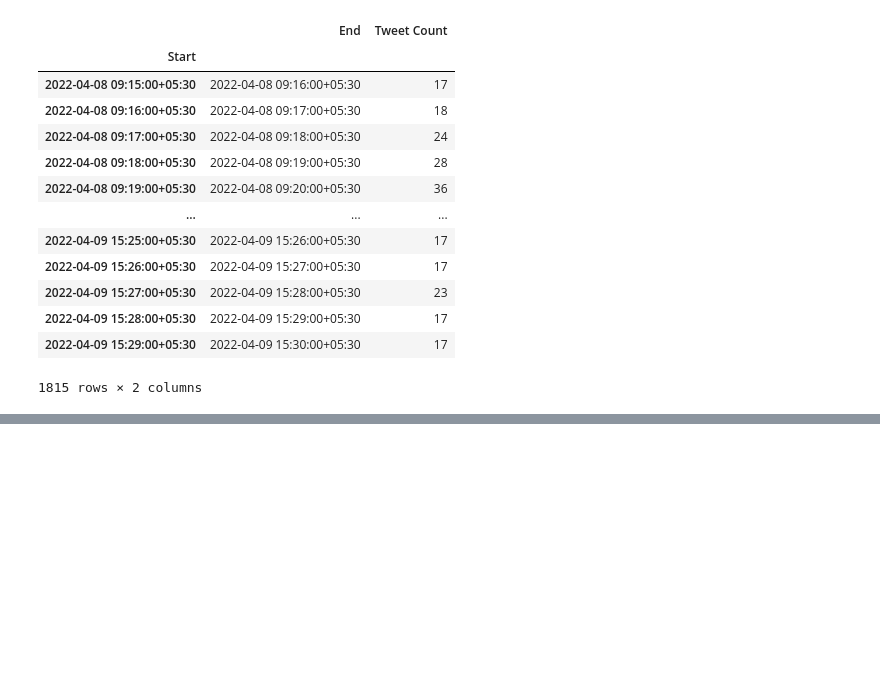
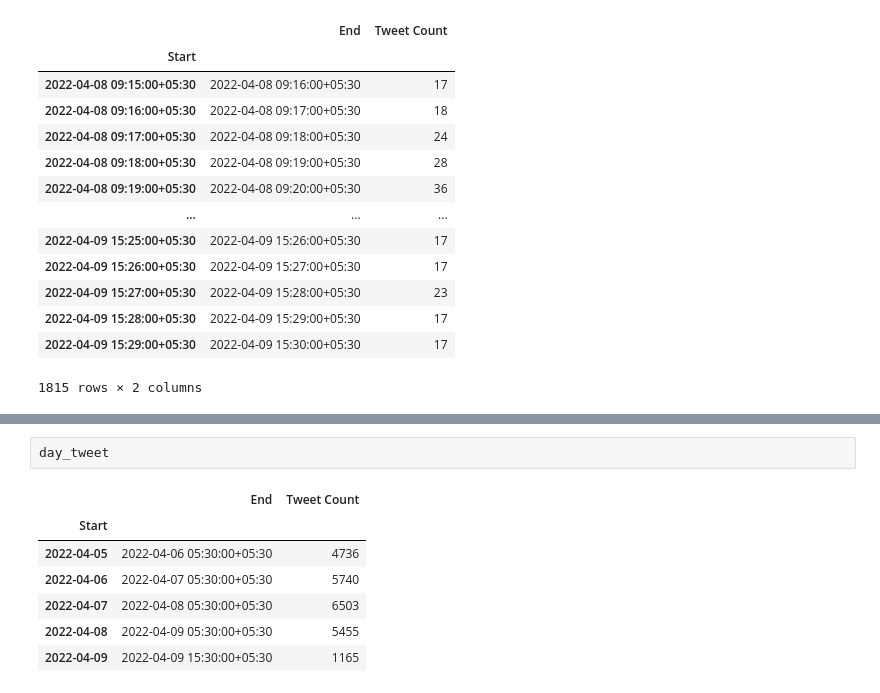
Before and after one commit to anaykale28/stratzy-assignment, a Jupyter notebook: BuzzScore.ipynb, the cells around one changed output, grey strips where cells are left out. Saved outputs shown, nothing was run; the diff lists cells and outputs as text; blank space fills up the shorter version.

```diff
--- a/BuzzScore.ipynb
+++ b/BuzzScore.ipynb
@@ -130,0 +178,10 @@ plt.plot(x,z)
+# %%
+day_tweet
+# %% [output]
+|  | End | Tweet Count |
+| Start |  |  |
+| 2022-04-05 | 2022-04-06 05:30:00+05:30 | 4736 |
+| 2022-04-06 | 2022-04-07 05:30:00+05:30 | 5740 |
+| 2022-04-07 | 2022-04-08 05:30:00+05:30 | 6503 |
+| 2022-04-08 | 2022-04-09 05:30:00+05:30 | 5455 |
+| 2022-04-09 | 2022-04-09 15:30:00+05:30 | 1165 |
```
Also changed, not shown: parts of 10 cells of this notebook.
